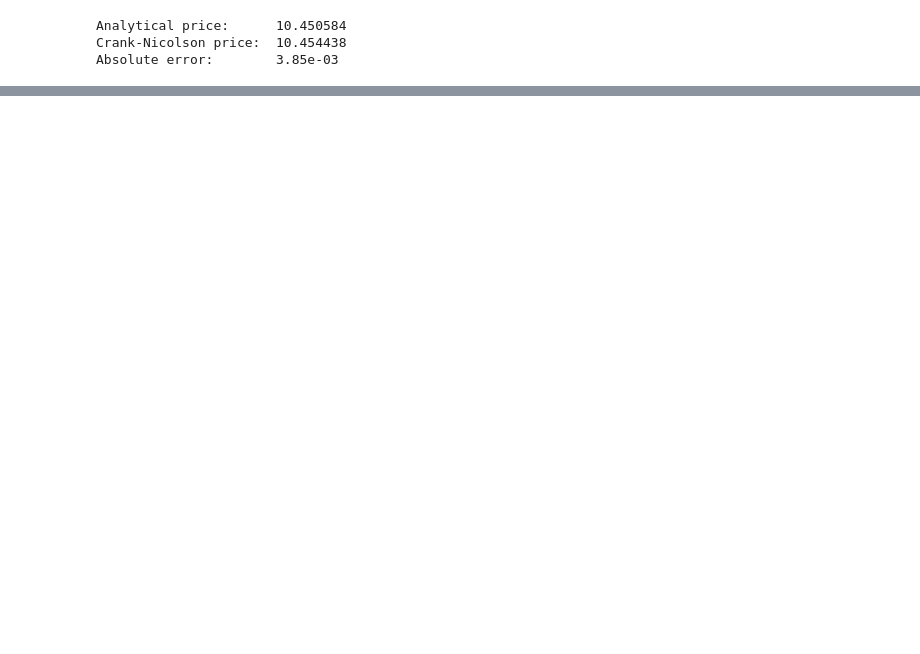
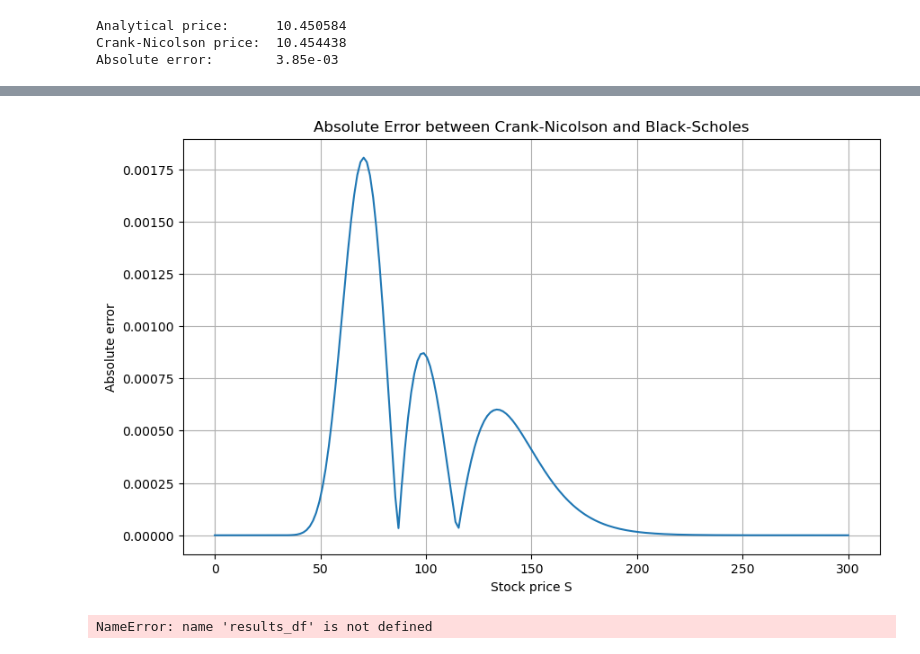
Before and after one commit to dylan-sinnott/black-scholes-pinn-pikan-benchmark, a Jupyter notebook: notebooks/crank_nicolson.ipynb, the cells around one changed output, grey strips where cells are left out. Cells and saved outputs as stored; diff of their text form; code cells hidden in the pictures; blank space fills up the shorter version.

```diff
--- a/notebooks/crank_nicolson.ipynb
+++ b/notebooks/crank_nicolson.ipynb
@@ -89,0 +94,63 @@ The absolute error between my Crank-Nicolson solver and the analytical price fro
+# %%
+import numpy as np
+
+bs_values = np.zeros_like(S, dtype=float)
+
+# Originally encountered a runtime warning when plotting the absolute error, due to dividing by zero. To fix I will consider S>0 since at S=0 the option value is zero and the absolute error is zero.
+
+positive_S = S > 0
+
+bs_values[positive_S] = call_price(S0=S[positive_S], K=100, T=1, r=0.05, sigma=0.2)
+
+abs_error = abs(V - bs_values)
+# %%
+# Generating error plot.
+
+import matplotlib.pyplot as plt
+
+plt.figure(figsize=(10, 6))
+plt.plot(S, abs_error)
+plt.xlabel("Stock price S")
+plt.ylabel("Absolute error")
+plt.title("Absolute Error between Crank-Nicolson and Black-Scholes")
+plt.grid()
+plt.show()
+# %% [output]
+[figure, added]
+# %%
+# Generating a convergence plot by varying the grid size (M and N) and observing the absolute error at S0=100.
+
+import pandas as pd
+
+grid_sizes = [10, 20, 40, 80, 160, 320]
+
+results = []
+
+for M in grid_sizes:
+    M = N = M  # Use the same value for M and N for simplicity
+    solver = Crank_Nicolson_Solver(S0=100, K=100, T=1, r=0.05, sigma=0.2, S_max=300, M=M, N=N)
+
+    price, S, V = solver.solve()
+
+    bs_values = np.zeros_like(S, dtype=float)
+    positive_S = S > 0
+    bs_values[positive_S] = call_price(S0=S[positive_S], K=100, T=1, r=0.05, sigma=0.2)
+
+    # Computing errors.
+
+    abs_error = abs(V - bs_values)
+    max_abs_error = np.max(abs_error)
+    rmse = np.sqrt(np.mean(abs_error**2))
+    mae = np.mean(abs_error)
+    relative_L2_error = np.linalg.norm(V - bs_values) / np.linalg.norm(bs_values)
+
+    dS = 300 / M
+    dt = 1 / N
+
+    results.append({
+        "M": M, "N" : N, "dS": dS, "dt": dt, "Max Absolute Error": max_abs_error, "RMSE": rmse, "MAE": mae, "Relative L2 Error": relative_L2_error })
+    results_df.style.format({"Max Absolute Error": "{:.6e}", "RMSE": "{:.6e}", "MAE": "{:.6e}", "Relative L2 Error": "{:.6e}"})
+results_df = pd.DataFrame(results)
+results_df
+# %% [output]
+NameError: name 'results_df' is not defined
```
Also changed, not shown: parts of 7 cells of this notebook, 1 other file.
